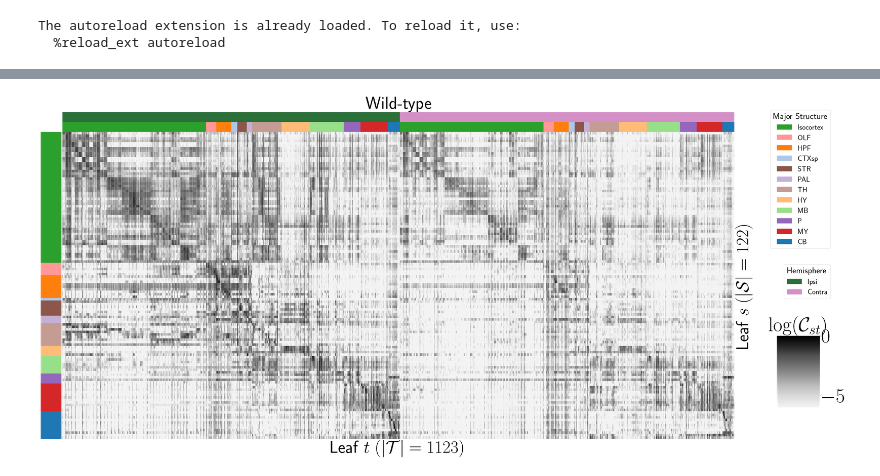
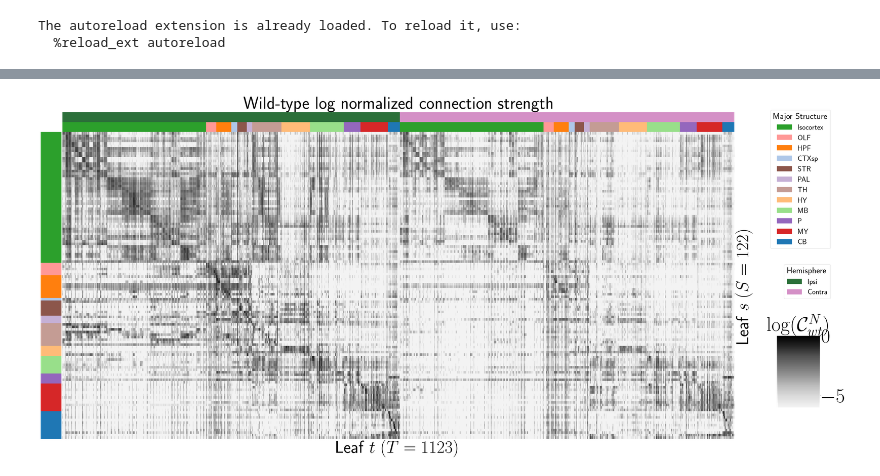
Before and after one commit to AllenInstitute/mouse_connectivity_models, a Jupyter notebook: analyses/paper_final/figures/Figure2.ipynb, the cells around one changed output, grey strips where cells are left out. Saved outputs shown, nothing was run; the diff lists cells and outputs as text; code cells hidden in the pictures.

```diff
--- a/analyses/paper_final/figures/Figure2.ipynb
+++ b/analyses/paper_final/figures/Figure2.ipynb
@@ -178,37 +214,37 @@ g.ax_heatmap.set_yticklabels([])
 g.ax_heatmap.set_xticklabels([])
 g.ax_col_colors.set_yticks([])
 g.ax_row_colors.set_xticks([])
 g.ax_heatmap.set_xticks([])
 g.ax_heatmap.set_yticks([])
 g.ax_heatmap.set_yticklabels([])
 g.ax_heatmap.set_xticklabels([])
 
-g.ax_heatmap.set_xlabel('Leaf ' + r"$t \; (|\mathcal T| = 1123)$", fontsize = 70)
-g.ax_heatmap.set_ylabel('Leaf ' + r"$s \; (|\mathcal S| = 122)$", fontsize = 70)
+g.ax_heatmap.set_xlabel('Leaf ' + r"$t \; (T = 1123)$", fontsize = 70)
+g.ax_heatmap.set_ylabel('Leaf ' + r"$s \; (S = 122)$", fontsize = 70)
 
 ax = gcf().add_axes((0.55,1.,0.,0.))
 ax.xaxis.set_visible(False)
 ax.yaxis.set_visible(False)
 for label in np.asarray(major_structures)[reo]:
     ax.bar(0, 0, color=color_str[label], label=label, linewidth=0.)
 l4 = ax.legend(title='Major Structure', ncol=1, bbox_to_anchor=(1.11, 1.), bbox_transform=gcf().transFigure, fontsize = 30,title_fontsize=35)
 
 ax2 = gcf().add_axes((0.55,.5,0.,0.))
 ax2.xaxis.set_visible(False)
 ax2.yaxis.set_visible(False)
 for label in hemis:
     ax2.bar(0, 0, color=color_hemi[label], label=label, linewidth=0.)
 l4 = ax2.legend(title='Hemisphere', ncol=1, bbox_to_anchor=(1.11, .57), bbox_transform=gcf().transFigure, fontsize = 30,title_fontsize=35)
-g.ax_cbar.set_title(r"$\log (\mathcal C_{st})$", rotation=0, fontsize = 80)
+g.ax_cbar.set_title(r"$\log (\mathcal C_{wt}^N)$", rotation=0, fontsize = 80)
 g.ax_cbar.set_yticklabels(g.ax_cbar.get_yticklabels(), fontsize=80)
 #g.ax_cbar.set_position()
 
-g.ax_col_colors.set_title('Wild-type', fontsize = 70)
+g.ax_col_colors.set_title('Wild-type log normalized connection strength', fontsize = 70)
 
 plt.margins(x=0,y=0)
-g.savefig('analyses/paper_final/figures/conn_leaf2.png', bbox_inches = 'tight',pad_inches = 0)
+g.savefig('paper/KoelleConn_fromlocal_0623/figs/conn_leaf2.png', bbox_inches = 'tight',pad_inches = 0)
 
 #g.savefig('/Users/samsonkoelle/alleninstitute/sambranch/mouse_connectivity_models/paper/KoelleConnectivity/wt_conn_sumleaf_strength', pad_inches = 0,bbox_inches = 'tight')
 # %% [output]
-[figure, old version]
+[figure, new version]
 # %%
```
Also changed, not shown: parts of 7 cells of this notebook, 25 other files.
